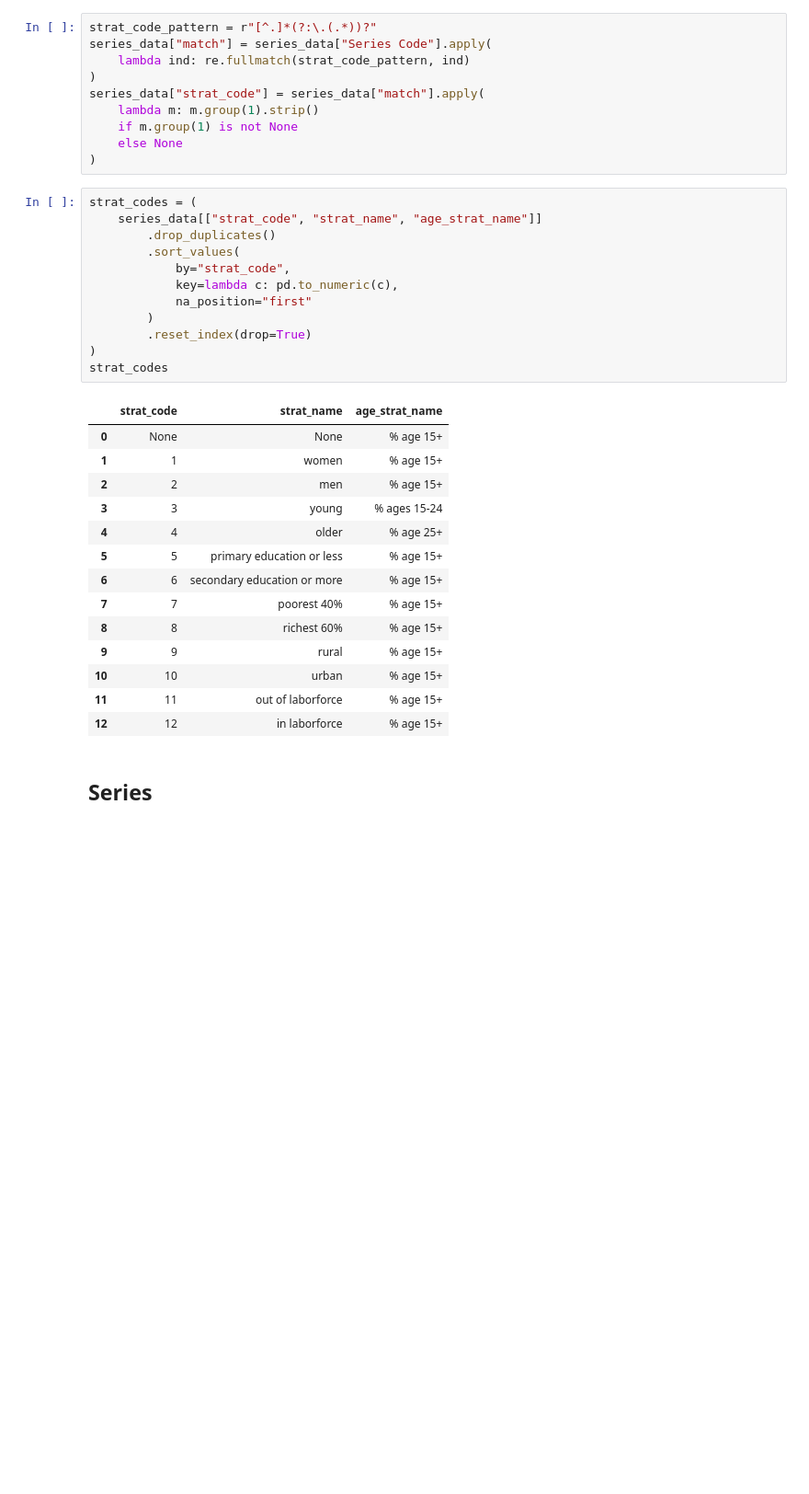
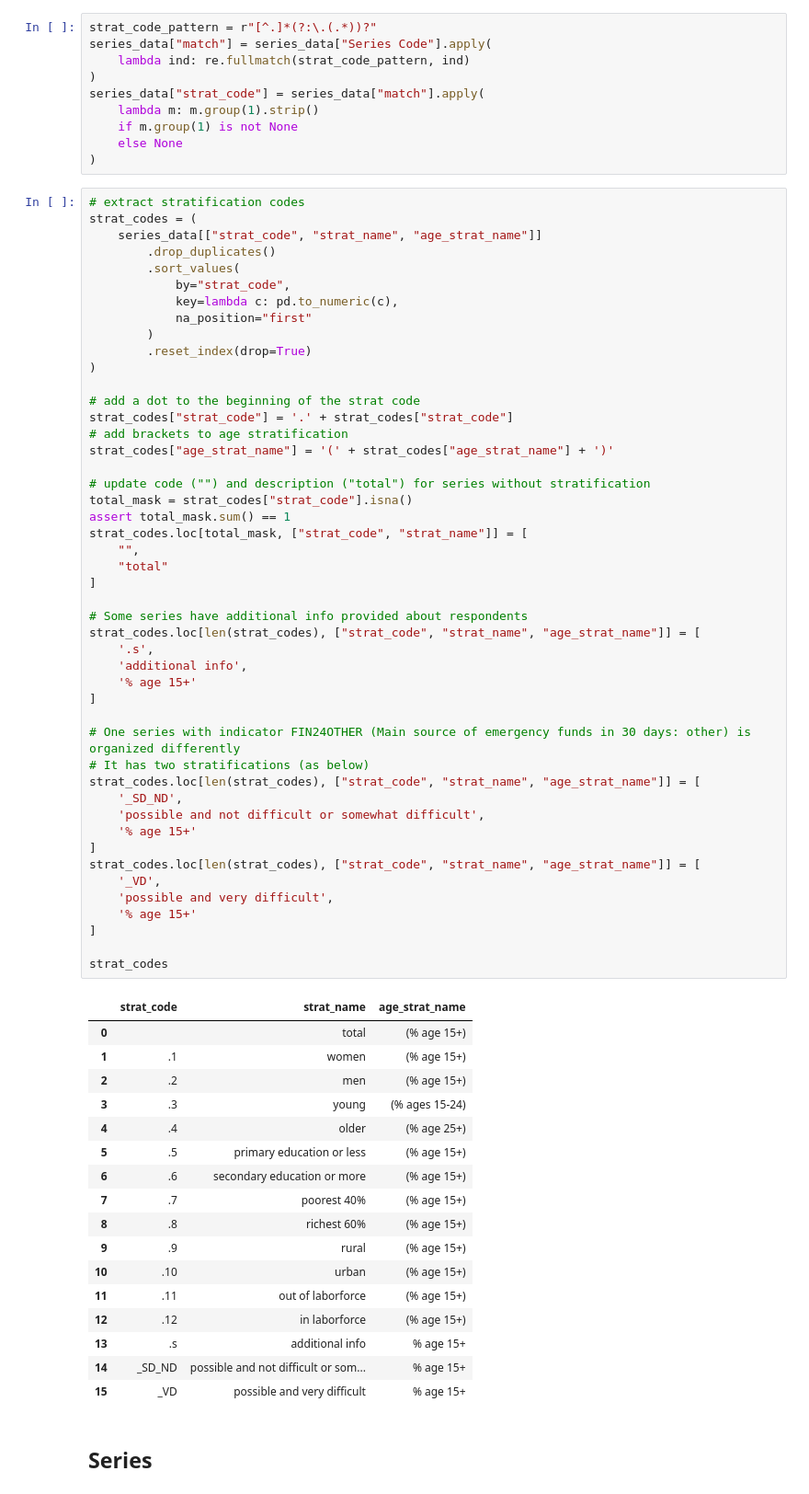
Before and after one commit to reebme/curated-data-sqlite, a Jupyter notebook: notebooks/01_findex_etl.ipynb, the cells around one changed output. Shown at 92% size. Drawn from its saved outputs; the diff is of its cells as text; blank space fills up the shorter version.

Commit message:
Finishedd stratification codes extration, started series inserts

```diff
--- a/notebooks/01_findex_etl.ipynb
+++ b/notebooks/01_findex_etl.ipynb
@@ -310,32 +313,70 @@ series_data["strat_code"] = series_data["match"].apply(
     else None
 )
 # %%
+# extract stratification codes
 strat_codes = (
     series_data[["strat_code", "strat_name", "age_strat_name"]]
         .drop_duplicates()
         .sort_values(
             by="strat_code",
             key=lambda c: pd.to_numeric(c),
             na_position="first"
         )
         .reset_index(drop=True)
 )
+
+# add a dot to the beginning of the strat code
+strat_codes["strat_code"] = '.' + strat_codes["strat_code"]
+# add brackets to age stratification
+strat_codes["age_strat_name"] = '(' + strat_codes["age_strat_name"] + ')'
+
+# update code ("") and description ("total") for series without stratification
+total_mask = strat_codes["strat_code"].isna()
+assert total_mask.sum() == 1
+strat_codes.loc[total_mask, ["strat_code", "strat_name"]] = [
+    "",
+    "total"
+]
+
+# Some series have additional info provided about respondents
+strat_codes.loc[len(strat_codes), ["strat_code", "strat_name", "age_strat_name"]] = [
+    '.s',
+    'additional info',
+    '% age 15+'
+]
+
+# One series with indicator FIN24OTHER (Main source of emergency funds in 30 days: other) is organized differently
+# It has two stratifications (as below)
+strat_codes.loc[len(strat_codes), ["strat_code", "strat_name", "age_strat_name"]] = [
+    '_SD_ND',
+    'possible and not difficult or somewhat difficult',
+    '% age 15+'
+]
+strat_codes.loc[len(strat_codes), ["strat_code", "strat_name", "age_strat_name"]] = [
+    '_VD',
+    'possible and very difficult',
+    '% age 15+'
+]
+
 strat_codes
 # %% [output]
 |  | strat_code | strat_name | age_strat_name |
-| 0 | None | None | % age 15+ |
-| 1 | 1 | women | % age 15+ |
-| 2 | 2 | men | % age 15+ |
-| 3 | 3 | young | % ages 15-24 |
-| 4 | 4 | older | % age 25+ |
-| 5 | 5 | primary education or less | % age 15+ |
-| 6 | 6 | secondary education or more | % age 15+ |
-| 7 | 7 | poorest 40% | % age 15+ |
-| 8 | 8 | richest 60% | % age 15+ |
-| 9 | 9 | rural | % age 15+ |
-| 10 | 10 | urban | % age 15+ |
-| 11 | 11 | out of laborforce | % age 15+ |
-| 12 | 12 | in laborforce | % age 15+ |
+| 0 |  | total | (% age 15+) |
+| 1 | .1 | women | (% age 15+) |
+| 2 | .2 | men | (% age 15+) |
+| 3 | .3 | young | (% ages 15-24) |
+| 4 | .4 | older | (% age 25+) |
+| 5 | .5 | primary education or less | (% age 15+) |
+| 6 | .6 | secondary education or more | (% age 15+) |
+| 7 | .7 | poorest 40% | (% age 15+) |
+| 8 | .8 | richest 60% | (% age 15+) |
+| 9 | .9 | rural | (% age 15+) |
+| 10 | .10 | urban | (% age 15+) |
+| 11 | .11 | out of laborforce | (% age 15+) |
+| 12 | .12 | in laborforce | (% age 15+) |
+| 13 | .s | additional info | % age 15+ |
+| 14 | _SD_ND | possible and not difficult or som... | % age 15+ |
+| 15 | _VD | possible and very difficult | % age 15+ |
 # %% [markdown]
 ## Series
 # %% [markdown]
```
Also changed, not shown: parts of 14 cells of this notebook.
